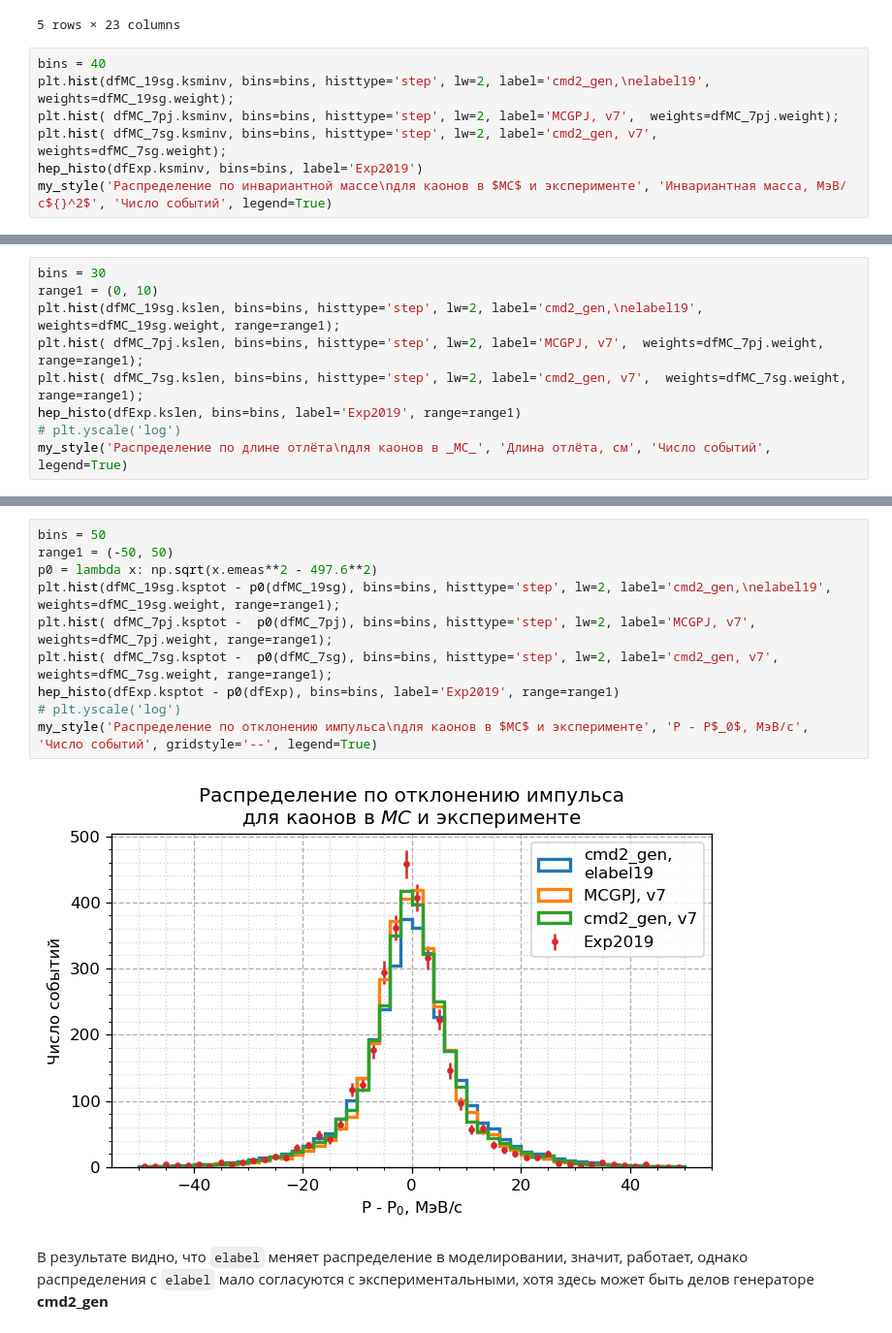
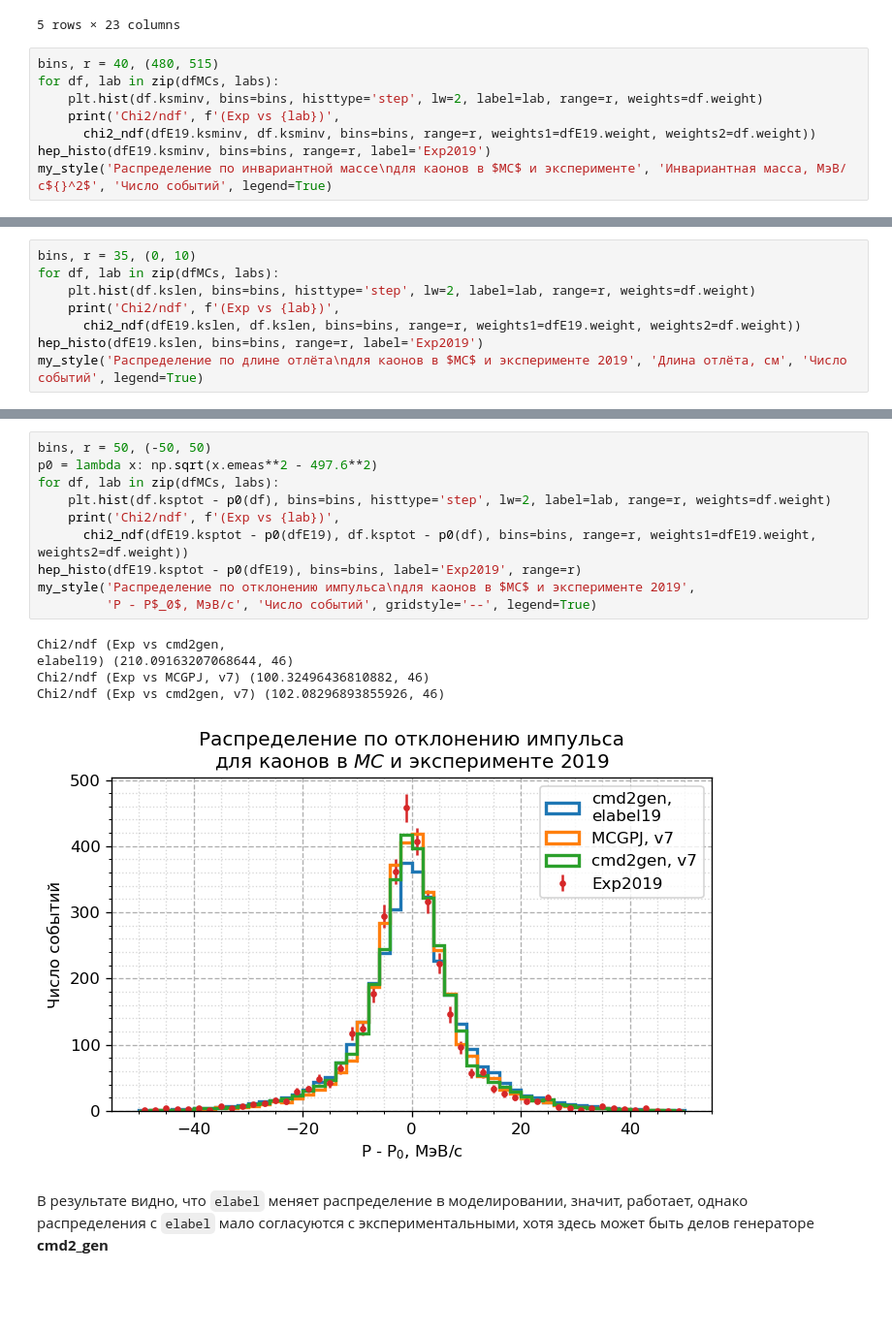
Before and after one commit to nikita-p/kskl20, a Jupyter notebook: notebooks/01. AnglesNote.ipynb, the cells around one changed output, grey strips where cells are left out. Shown at 97% size. Cells and saved outputs as stored; diff of their text form; blank space fills up the shorter version.

```diff
--- a/notebooks/01. AnglesNote.ipynb
+++ b/notebooks/01. AnglesNote.ipynb
@@ -246,10 +250,11 @@ dfMC_19sg.head()
 | 537.5 | 537.5 | 3 | 1.653791 | 1.588032 | 0.781196 | 0.500936 | 140.299942 | 293.247162 | 0.723954 | -0.328564 | ... | ... |
 5 rows × 23 columns
 # %%
-bins = 40
-plt.hist(dfMC_19sg.ksminv, bins=bins, histtype='step', lw=2, label='cmd2_gen,\nelabel19',  weights=dfMC_19sg.weight);
-plt.hist( dfMC_7pj.ksminv, bins=bins, histtype='step', lw=2, label='MCGPJ, v7',  weights=dfMC_7pj.weight);
-plt.hist( dfMC_7sg.ksminv, bins=bins, histtype='step', lw=2, label='cmd2_gen, v7',  weights=dfMC_7sg.weight);
-hep_histo(dfExp.ksminv, bins=bins, label='Exp2019')
+bins, r = 40, (480, 515)
+for df, lab in zip(dfMCs, labs):
+    plt.hist(df.ksminv, bins=bins, histtype='step', lw=2, label=lab, range=r, weights=df.weight)
+    print('Chi2/ndf', f'(Exp vs {lab})',
+      chi2_ndf(dfE19.ksminv, df.ksminv, bins=bins, range=r, weights1=dfE19.weight, weights2=df.weight))
+hep_histo(dfE19.ksminv, bins=bins, range=r, label='Exp2019')
 my_style('Распределение по инвариантной массе\nдля каонов в $MC$ и эксперименте', 'Инвариантная масса, МэВ/с${}^2$', 'Число событий', legend=True)
 # %% [output]
@@ -257,10 +266,9 @@ my_style('Распределение по инвариантной массе\n
 # %%
-bins = 30
-range1 = (0, 10)
-plt.hist(dfMC_19sg.kslen, bins=bins, histtype='step', lw=2, label='cmd2_gen,\nelabel19',  weights=dfMC_19sg.weight, range=range1);
-plt.hist( dfMC_7pj.kslen, bins=bins, histtype='step', lw=2, label='MCGPJ, v7',  weights=dfMC_7pj.weight, range=range1);
-plt.hist( dfMC_7sg.kslen, bins=bins, histtype='step', lw=2, label='cmd2_gen, v7',  weights=dfMC_7sg.weight, range=range1);
-hep_histo(dfExp.kslen, bins=bins, label='Exp2019', range=range1)
-# plt.yscale('log')
-my_style('Распределение по длине отлёта\nдля каонов в _MC_', 'Длина отлёта, см', 'Число событий', legend=True)
+bins, r = 35, (0, 10)
+for df, lab in zip(dfMCs, labs):
+    plt.hist(df.kslen, bins=bins, histtype='step', lw=2, label=lab, range=r, weights=df.weight)
+    print('Chi2/ndf', f'(Exp vs {lab})',
+      chi2_ndf(dfE19.kslen, df.kslen, bins=bins, range=r, weights1=dfE19.weight, weights2=df.weight))
+hep_histo(dfE19.kslen, bins=bins, range=r, label='Exp2019')
+my_style('Распределение по длине отлёта\nдля каонов в $MC$ и эксперименте 2019', 'Длина отлёта, см', 'Число событий', legend=True)
 # %% [output]
@@ -268,15 +280,19 @@ my_style('Распределение по длине отлёта\nдля као
 # %%
-bins = 50
-range1 = (-50, 50)
+bins, r = 50, (-50, 50)
 p0 = lambda x: np.sqrt(x.emeas**2 - 497.6**2)
-plt.hist(dfMC_19sg.ksptot - p0(dfMC_19sg), bins=bins, histtype='step', lw=2, label='cmd2_gen,\nelabel19',  weights=dfMC_19sg.weight, range=range1);
-plt.hist( dfMC_7pj.ksptot -  p0(dfMC_7pj), bins=bins, histtype='step', lw=2, label='MCGPJ, v7',  weights=dfMC_7pj.weight, range=range1);
-plt.hist( dfMC_7sg.ksptot -  p0(dfMC_7sg), bins=bins, histtype='step', lw=2, label='cmd2_gen, v7',  weights=dfMC_7sg.weight, range=range1);
-hep_histo(dfExp.ksptot - p0(dfExp), bins=bins, label='Exp2019', range=range1)
-# plt.yscale('log')
-my_style('Распределение по отклонению импульса\nдля каонов в $MC$ и эксперименте', 'P - P$_0$, МэВ/с', 'Число событий', gridstyle='--', legend=True)
+for df, lab in zip(dfMCs, labs):
+    plt.hist(df.ksptot - p0(df), bins=bins, histtype='step', lw=2, label=lab, range=r, weights=df.weight)
+    print('Chi2/ndf', f'(Exp vs {lab})',
+      chi2_ndf(dfE19.ksptot - p0(dfE19), df.ksptot - p0(df), bins=bins, range=r, weights1=dfE19.weight, weights2=df.weight))
+hep_histo(dfE19.ksptot - p0(dfE19), bins=bins, label='Exp2019', range=r)
+my_style('Распределение по отклонению импульса\nдля каонов в $MC$ и эксперименте 2019',
+         'P - P$_0$, МэВ/с', 'Число событий', gridstyle='--', legend=True)
 # %% [output]
+Chi2/ndf (Exp vs cmd2gen,
+elabel19) (210.09163207068644, 46)
+Chi2/ndf (Exp vs MCGPJ, v7) (100.32496436810882, 46)
+Chi2/ndf (Exp vs cmd2gen, v7) (102.08296893855926, 46)
-[figure, old version]
+[figure, new version]
 # %% [markdown]
 В результате видно, что `elabel` меняет распределение в моделировании, значит, работает, однако распределения с `elabel` мало согласуются с экспериментальными, хотя здесь может быть делов генераторе **cmd2_gen**
 # %% [markdown]
```
Also changed, not shown: parts of 25 cells of this notebook, 2 other files.
